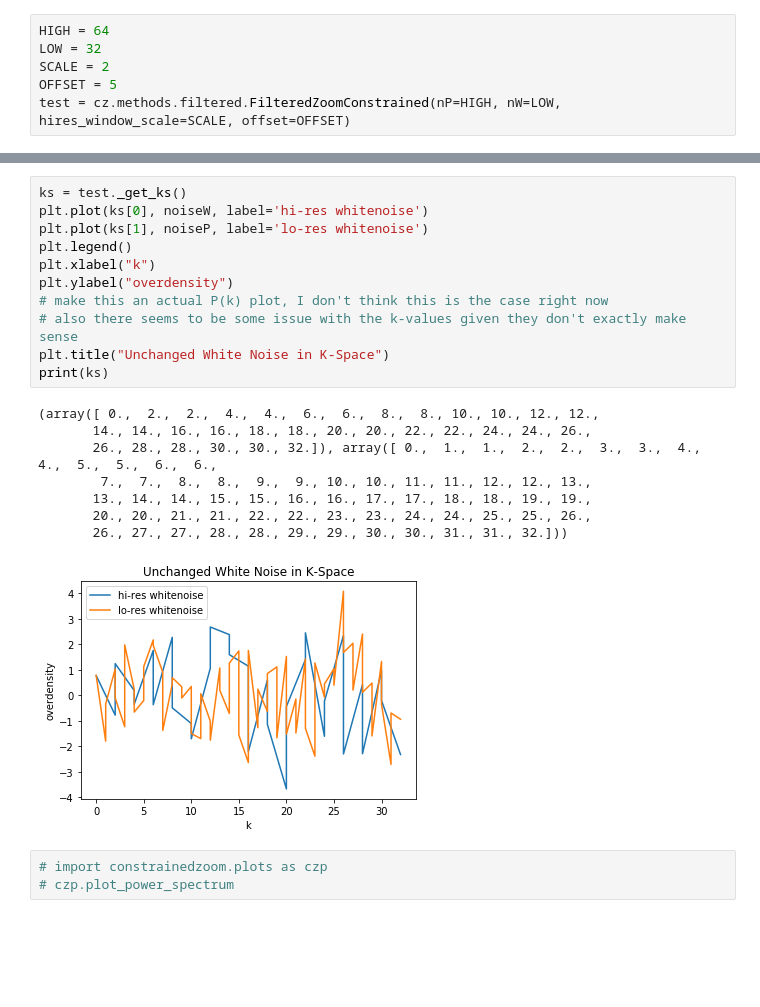
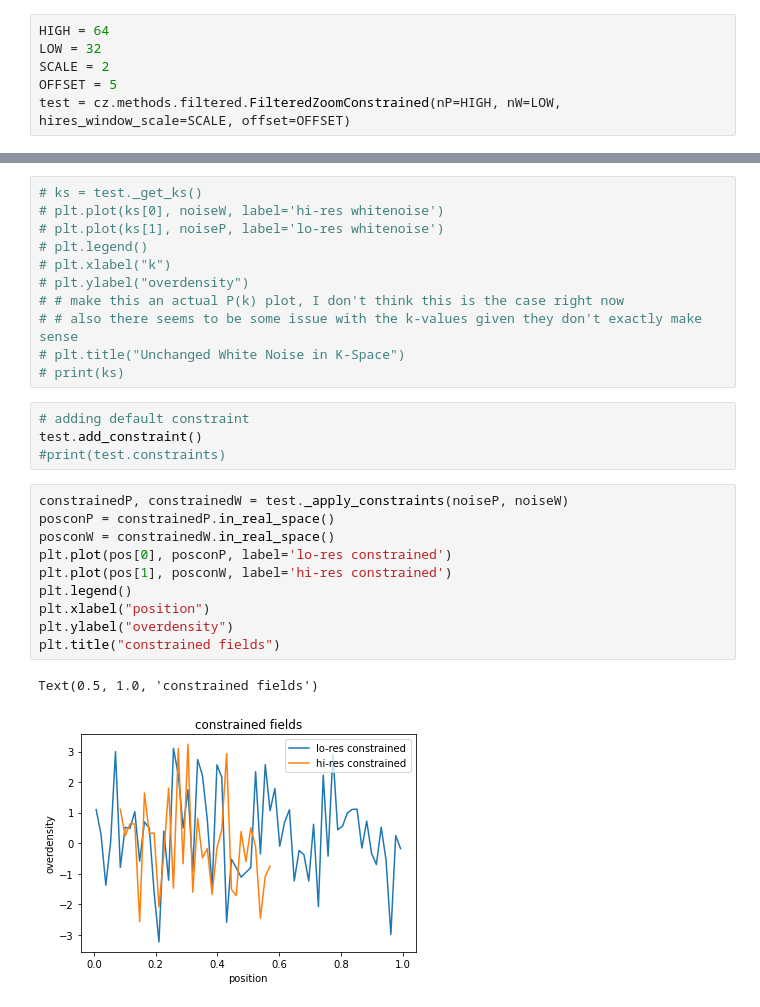
Before and after one commit to calvinosinga/astr615_project, a Jupyter notebook: tools/toy_implementation/modify.ipynb, the cells around one changed output, grey strips where cells are left out. Cells and saved outputs as stored; diff of their text form; blank space fills up the shorter version.

```diff
--- a/tools/toy_implementation/modify.ipynb
+++ b/tools/toy_implementation/modify.ipynb
@@ -58,23 +68,28 @@ Text(0.5, 1.0, 'Unchanged White Noise in Position Space')
 # %%
-ks = test._get_ks()
-plt.plot(ks[0], noiseW, label='hi-res whitenoise')
-plt.plot(ks[1], noiseP, label='lo-res whitenoise')
-plt.legend()
-plt.xlabel("k")
-plt.ylabel("overdensity")
-# make this an actual P(k) plot, I don't think this is the case right now
-# also there seems to be some issue with the k-values given they don't exactly make sense
-plt.title("Unchanged White Noise in K-Space")
-print(ks)
+# ks = test._get_ks()
+# plt.plot(ks[0], noiseW, label='hi-res whitenoise')
+# plt.plot(ks[1], noiseP, label='lo-res whitenoise')
+# plt.legend()
+# plt.xlabel("k")
+# plt.ylabel("overdensity")
+# # make this an actual P(k) plot, I don't think this is the case right now
+# # also there seems to be some issue with the k-values given they don't exactly make sense
+# plt.title("Unchanged White Noise in K-Space")
+# print(ks)
-# %% [output]
-(array([ 0.,  2.,  2.,  4.,  4.,  6.,  6.,  8.,  8., 10., 10., 12., 12.,
-       14., 14., 16., 16., 18., 18., 20., 20., 22., 22., 24., 24., 26.,
-       26., 28., 28., 30., 30., 32.]), array([ 0.,  1.,  1.,  2.,  2.,  3.,  3.,  4.,  4.,  5.,  5.,  6.,  6.,
-        7.,  7.,  8.,  8.,  9.,  9., 10., 10., 11., 11., 12., 12., 13.,
-       13., 14., 14., 15., 15., 16., 16., 17., 17., 18., 18., 19., 19.,
-       20., 20., 21., 21., 22., 22., 23., 23., 24., 24., 25., 25., 26.,
-       26., 27., 27., 28., 28., 29., 29., 30., 30., 31., 31., 32.]))
-[figure, removed]
-# %%
-# import constrainedzoom.plots as czp
-# czp.plot_power_spectrum
+# %%
+# adding default constraint
+test.add_constraint()
+#print(test.constraints)
+# %%
+constrainedP, constrainedW = test._apply_constraints(noiseP, noiseW)
+posconP = constrainedP.in_real_space()
+posconW = constrainedW.in_real_space()
+plt.plot(pos[0], posconP, label='lo-res constrained')
+plt.plot(pos[1], posconW, label='hi-res constrained')
+plt.legend()
+plt.xlabel("position")
+plt.ylabel("overdensity")
+plt.title("constrained fields")
+# %% [output]
+Text(0.5, 1.0, 'constrained fields')
+[figure, added]
```
Also changed, not shown: parts of 12 cells of this notebook.
